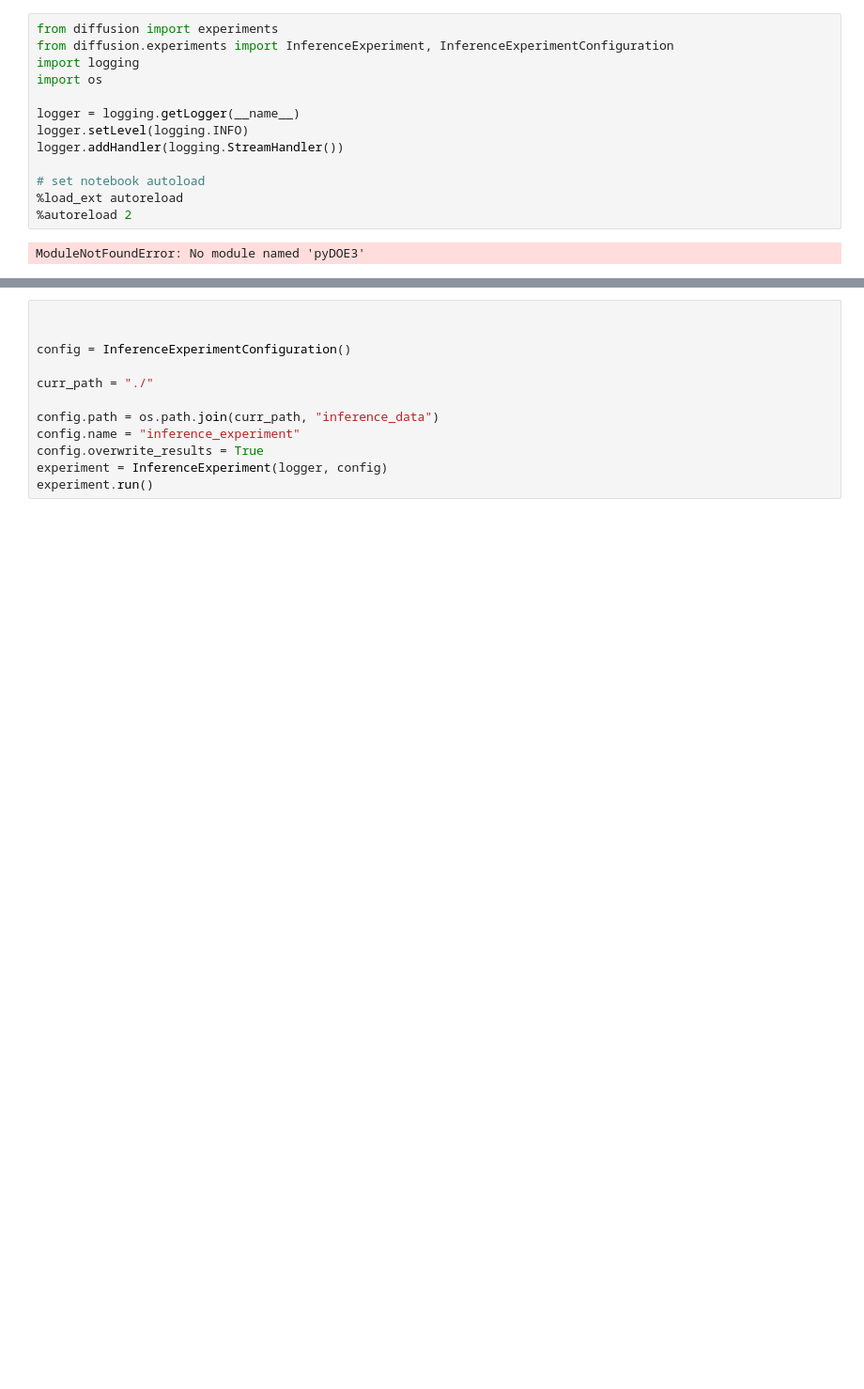
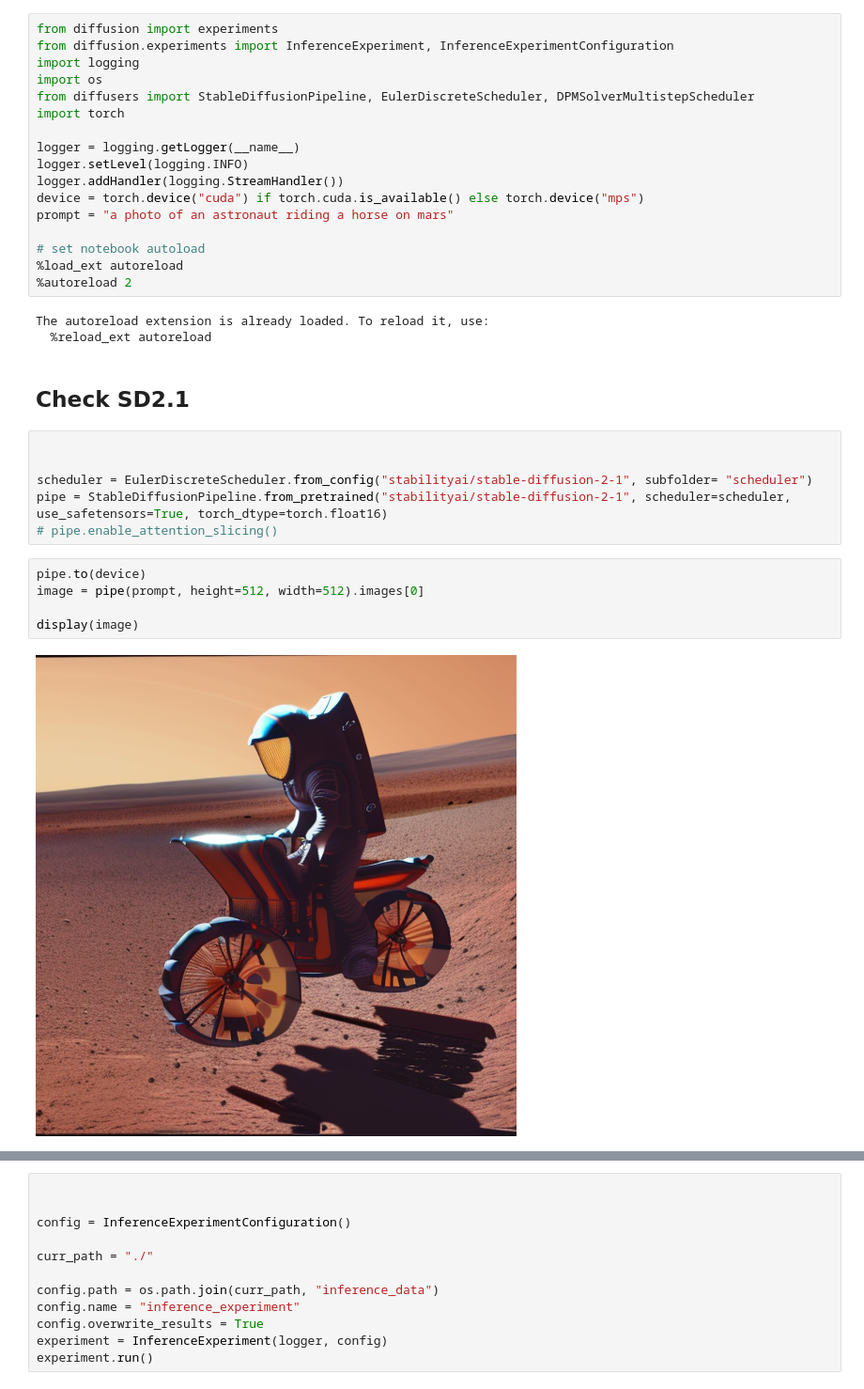
Before and after one commit to nardo7/StableDiffusionOptimizationService, a Jupyter notebook: notebook_run.ipynb, the cells around one changed output, grey strips where cells are left out. Shown at 94% size. Drawn from its saved outputs; the diff is of its cells as text; blank space fills up the shorter version.

```diff
--- a/notebook_run.ipynb
+++ b/notebook_run.ipynb
@@ -3,13 +3,33 @@ from diffusion import experiments
 from diffusion.experiments import InferenceExperiment, InferenceExperimentConfiguration
 import logging
 import os
+from diffusers import StableDiffusionPipeline, EulerDiscreteScheduler, DPMSolverMultistepScheduler
+import torch
 
 logger = logging.getLogger(__name__)
 logger.setLevel(logging.INFO)
 logger.addHandler(logging.StreamHandler())
+device = torch.device("cuda") if torch.cuda.is_available() else torch.device("mps")
+prompt = "a photo of an astronaut riding a horse on mars"
 
 # set notebook autoload
 %load_ext autoreload
 %autoreload 2
 # %% [output]
-ModuleNotFoundError: No module named 'pyDOE3'
+The autoreload extension is already loaded. To reload it, use:
+  %reload_ext autoreload
+# %% [markdown]
+## Check SD2.1
+# %%
+
+
+scheduler = EulerDiscreteScheduler.from_config("stabilityai/stable-diffusion-2-1", subfolder= "scheduler")
+pipe = StableDiffusionPipeline.from_pretrained("stabilityai/stable-diffusion-2-1", scheduler=scheduler, use_safetensors=True, torch_dtype=torch.float16)
+# pipe.enable_attention_slicing()
+# %%
+pipe.to(device)
+image = pipe(prompt, height=512, width=512).images[0]
+
+display(image)
+# %% [output]
+[figure, added]
```
Also changed, not shown: parts of 10 cells of this notebook, 7 other files.
